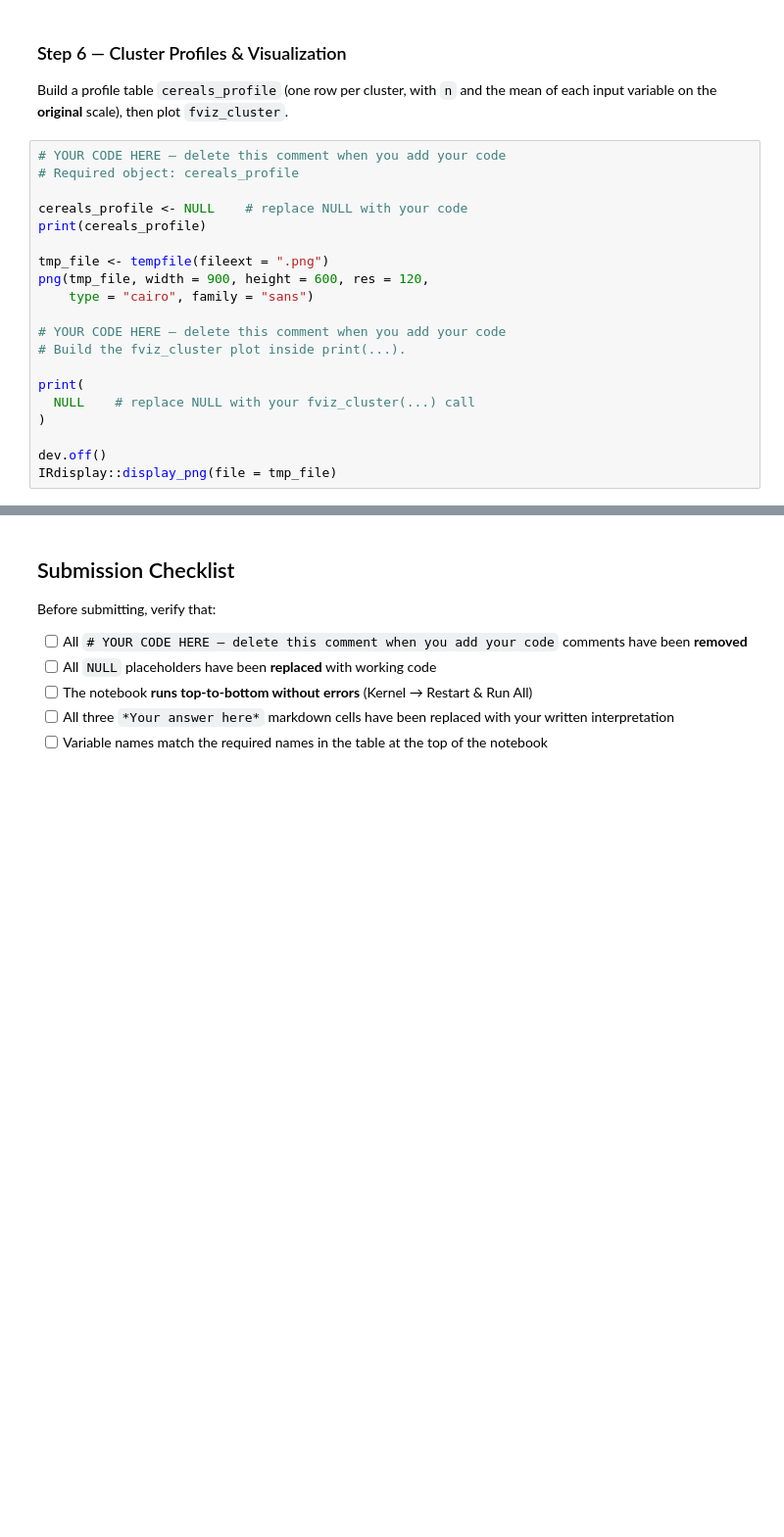
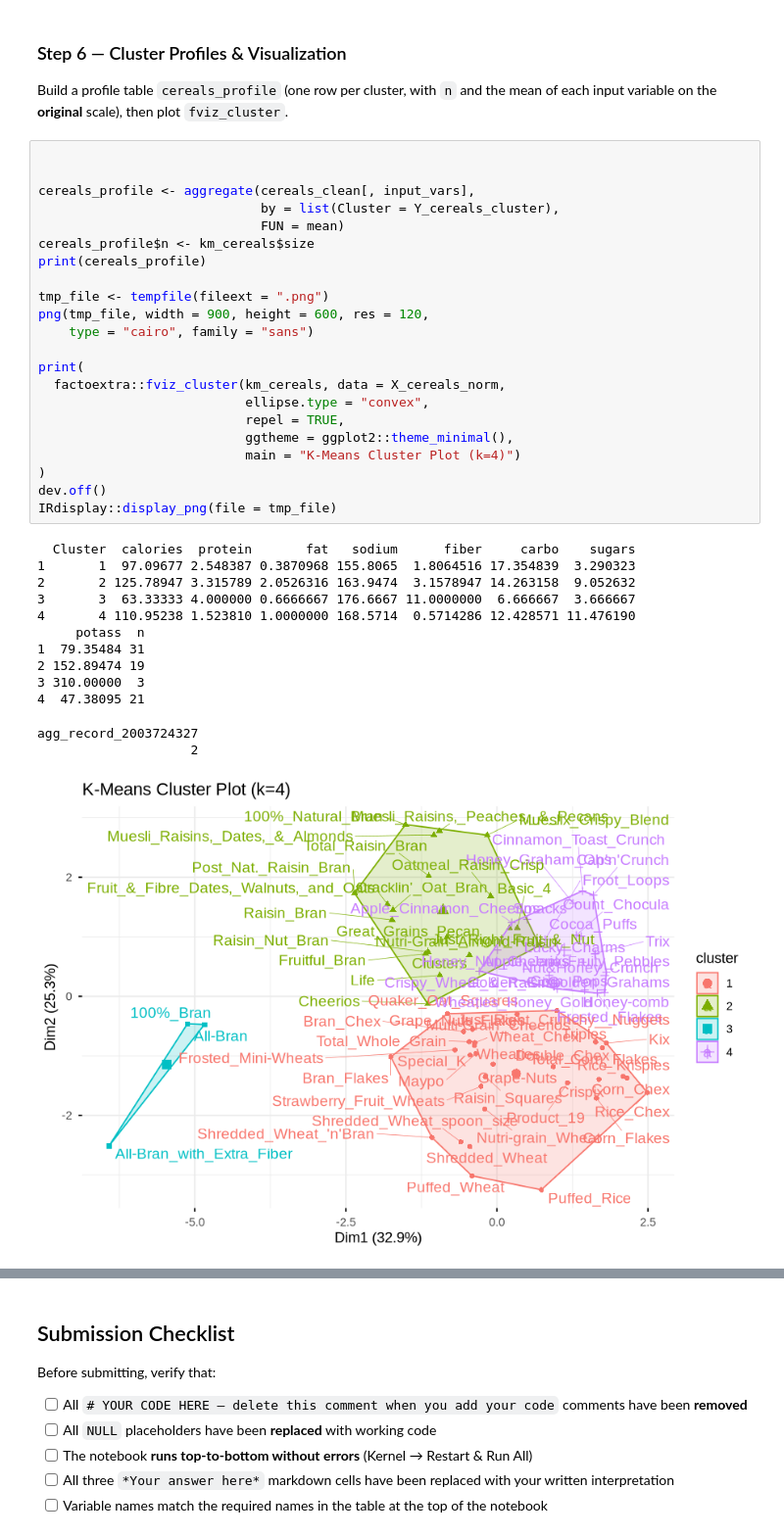
Before and after one commit to owenfrye1/MS3313-FryeV2, a Jupyter notebook: Homework/module_5_homework.ipynb, the cells around one changed output, grey strips where cells are left out. Shown at 98% size. Saved outputs shown, nothing was run; the diff lists cells and outputs as text; blank space fills up the shorter version.

```diff
--- a/Homework/module_5_homework.ipynb
+++ b/Homework/module_5_homework.ipynb
@@ -327,25 +459,41 @@ NULL    # replace NULL with your code
 
 Build a profile table `cereals_profile` (one row per cluster, with `n` and the mean of each input variable on the **original** scale), then plot `fviz_cluster`.
 # %%
-# YOUR CODE HERE — delete this comment when you add your code
-# Required object: cereals_profile
 
-cereals_profile <- NULL    # replace NULL with your code
+
+cereals_profile <- aggregate(cereals_clean[, input_vars],
+                             by = list(Cluster = Y_cereals_cluster),
+                             FUN = mean)
+cereals_profile$n <- km_cereals$size
 print(cereals_profile)
 
 tmp_file <- tempfile(fileext = ".png")
 png(tmp_file, width = 900, height = 600, res = 120,
     type = "cairo", family = "sans")
 
-# YOUR CODE HERE — delete this comment when you add your code
-# Build the fviz_cluster plot inside print(...).
-
 print(
-  NULL    # replace NULL with your fviz_cluster(...) call
+  factoextra::fviz_cluster(km_cereals, data = X_cereals_norm,
+                           ellipse.type = "convex",
+                           repel = TRUE,
+                           ggtheme = ggplot2::theme_minimal(),
+                           main = "K-Means Cluster Plot (k=4)")
 )
-
 dev.off()
 IRdisplay::display_png(file = tmp_file)
+# %% [output]
+  Cluster  calories  protein       fat   sodium      fiber     carbo    sugars
+1       1  97.09677 2.548387 0.3870968 155.8065  1.8064516 17.354839  3.290323
+2       2 125.78947 3.315789 2.0526316 163.9474  3.1578947 14.263158  9.052632
+3       3  63.33333 4.000000 0.6666667 176.6667 11.0000000  6.666667  3.666667
+4       4 110.95238 1.523810 1.0000000 168.5714  0.5714286 12.428571 11.476190
+     potass  n
+1  79.35484 31
+2 152.89474 19
+3 310.00000  3
+4  47.38095 21
+agg_record_2003724327
+                    2
+[figure, added]
 # %% [markdown]
 ### Question 3 — Analysis Answer
 
```
Also changed, not shown: parts of 19 cells of this notebook.
